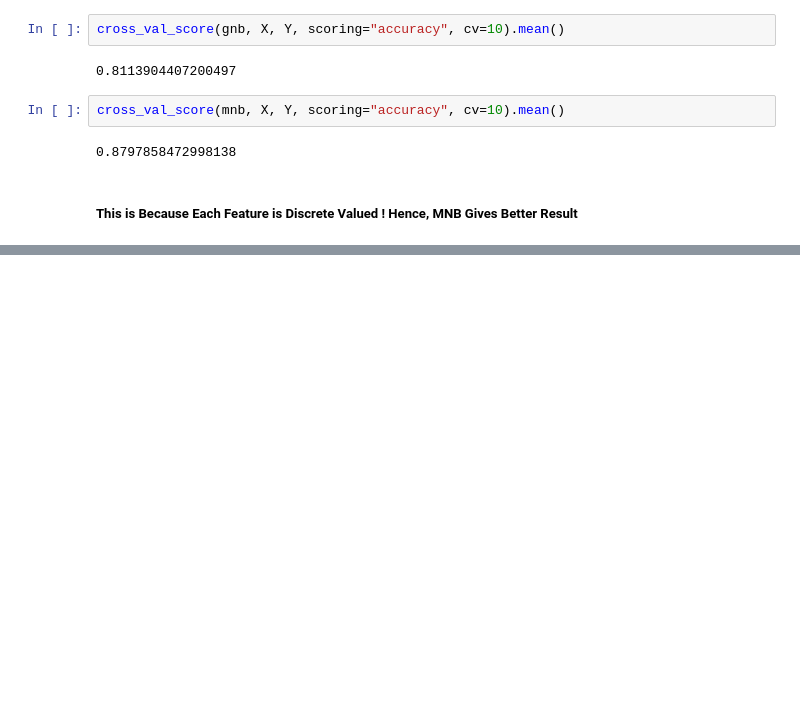
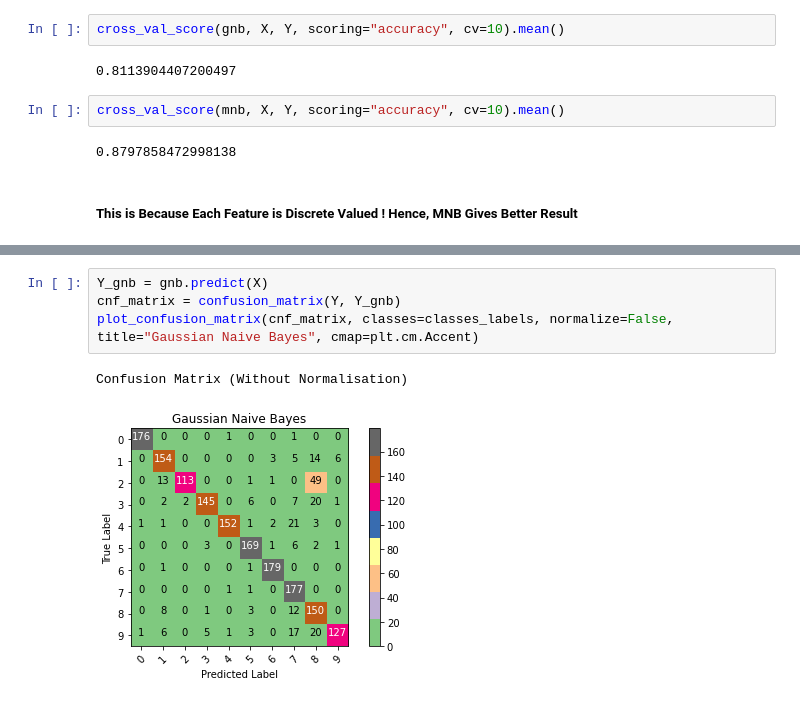
Before and after one commit to the-stranded-alien/Naive_Bayes_Classifier, a Jupyter notebook: Naive_Bayes_MNIST_Data.ipynb, the cells around one changed output, grey strips where cells are left out. Saved outputs shown, nothing was run; the diff lists cells and outputs as text; blank space fills up the shorter version.

```diff
--- a/Naive_Bayes_MNIST_Data.ipynb
+++ b/Naive_Bayes_MNIST_Data.ipynb
@@ -62,0 +121,7 @@ cross_val_score(mnb, X, Y, scoring="accuracy", cv=10).mean()
+# %%
+Y_gnb = gnb.predict(X)
+cnf_matrix = confusion_matrix(Y, Y_gnb)
+plot_confusion_matrix(cnf_matrix, classes=classes_labels, normalize=False, title="Gaussian Naive Bayes", cmap=plt.cm.Accent)
+# %% [output]
+Confusion Matrix (Without Normalisation)
+[figure, added]
```
Also changed, not shown: parts of 8 cells of this notebook.
